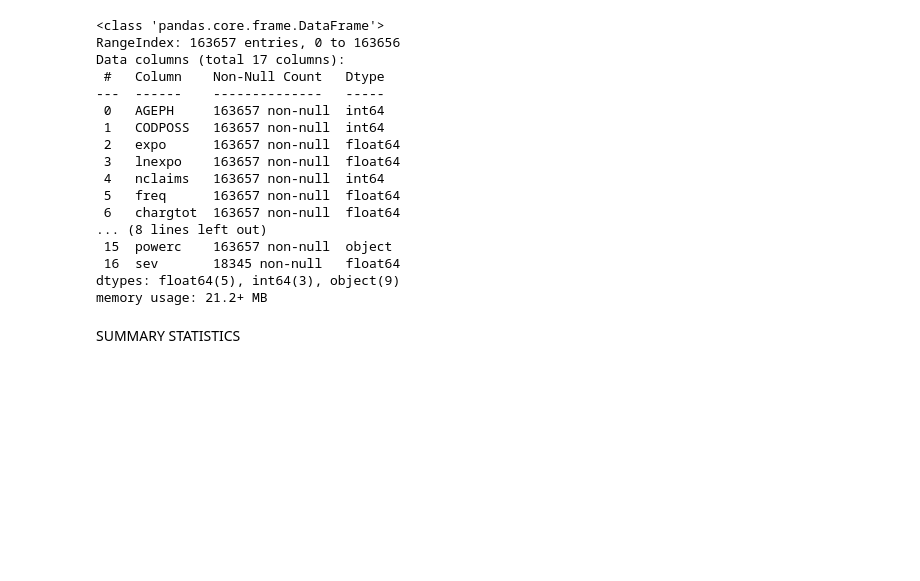
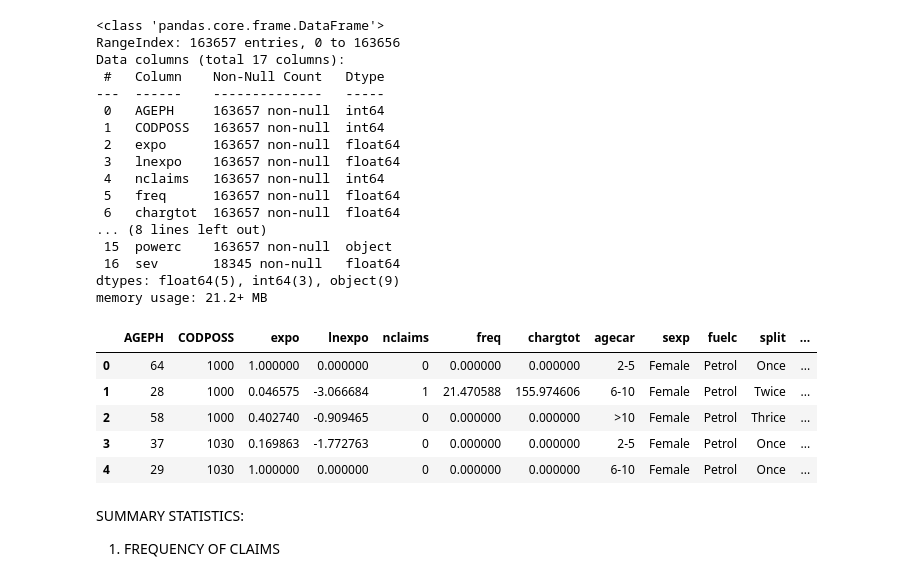
Before and after one commit to HalfmoonSD/Data-Science-for-Non-Life-Insurance-Project, a Jupyter notebook: GLM.ipynb, the cells around one changed output. Drawn from its saved outputs; the diff is of its cells as text; code cells hidden in the pictures; blank space fills up the shorter version.

```diff
--- a/GLM.ipynb
+++ b/GLM.ipynb
@@ -15,26 +13,30 @@ from rpy2.robjects.packages import importr
 # %%
 data = pd.read_csv('/Users/arthurrastelli/Desktop/DS/Assignment/Assignment.csv')
-KULbg =  "#116E8A"
+data = data.rename(columns= {'duree': 'expo','nbrtotan': 'freq','nbrtotc': 'nclaims'})
+data["sev"] = data['chargtot']/data['nclaims']
+data.info()
+data.head()
+# %% [output]
+<class 'pandas.core.frame.DataFrame'>
+RangeIndex: 163657 entries, 0 to 163656
+Data columns (total 17 columns):
+ #   Column    Non-Null Count   Dtype
+---  ------    --------------   -----
+ 0   AGEPH     163657 non-null  int64
+ 1   CODPOSS   163657 non-null  int64
+ 2   expo      163657 non-null  float64
+ 3   lnexpo    163657 non-null  float64
+ 4   nclaims   163657 non-null  int64
+ 5   freq      163657 non-null  float64
+ 6   chargtot  163657 non-null  float64
+... (8 lines left out)
+ 15  powerc    163657 non-null  object
+ 16  sev       18345 non-null   float64
+dtypes: float64(5), int64(3), object(9)
+memory usage: 21.2+ MB
+|  | AGEPH | CODPOSS | expo | lnexpo | nclaims | freq | chargtot | agecar | sexp | fuelc | split | ... |
+| 0 | 64 | 1000 | 1.000000 | 0.000000 | 0 | 0.000000 | 0.000000 | 2-5 | Female | Petrol | Once | ... |
+| 1 | 28 | 1000 | 0.046575 | -3.066684 | 1 | 21.470588 | 155.974606 | 6-10 | Female | Petrol | Twice | ... |
+| 2 | 58 | 1000 | 0.402740 | -0.909465 | 0 | 0.000000 | 0.000000 | >10 | Female | Petrol | Thrice | ... |
+| 3 | 37 | 1030 | 0.169863 | -1.772763 | 0 | 0.000000 | 0.000000 | 2-5 | Female | Petrol | Once | ... |
+| 4 | 29 | 1030 | 1.000000 | 0.000000 | 0 | 0.000000 | 0.000000 | 6-10 | Female | Petrol | Once | ... |
-# %%
-# ADD A COLUMN FOR THE AVERAGE CLAIM FREQUENCY
-data["sev"] = data['chargtot']/data['nclaims']
-data = data.rename(columns= {'duree': 'expo','nbrtotan': 'freq','nbrtotc': 'nclaims'})
-data.info()
-# %% [output]
-<class 'pandas.core.frame.DataFrame'>
-RangeIndex: 163657 entries, 0 to 163656
-Data columns (total 17 columns):
- #   Column    Non-Null Count   Dtype
----  ------    --------------   -----
- 0   AGEPH     163657 non-null  int64
- 1   CODPOSS   163657 non-null  int64
- 2   expo      163657 non-null  float64
- 3   lnexpo    163657 non-null  float64
- 4   nclaims   163657 non-null  int64
- 5   freq      163657 non-null  float64
- 6   chargtot  163657 non-null  float64
-... (8 lines left out)
- 15  powerc    163657 non-null  object
- 16  sev       18345 non-null   float64
-dtypes: float64(5), int64(3), object(9)
-memory usage: 21.2+ MB
@@ -41,3 +45,4 @@ memory usage: 21.2+ MB
 # %% [markdown]
-SUMMARY STATISTICS
+SUMMARY STATISTICS:
+1. FREQUENCY OF CLAIMS
 # %%
```
Also changed, not shown: parts of 22 cells of this notebook, 1 other file.
